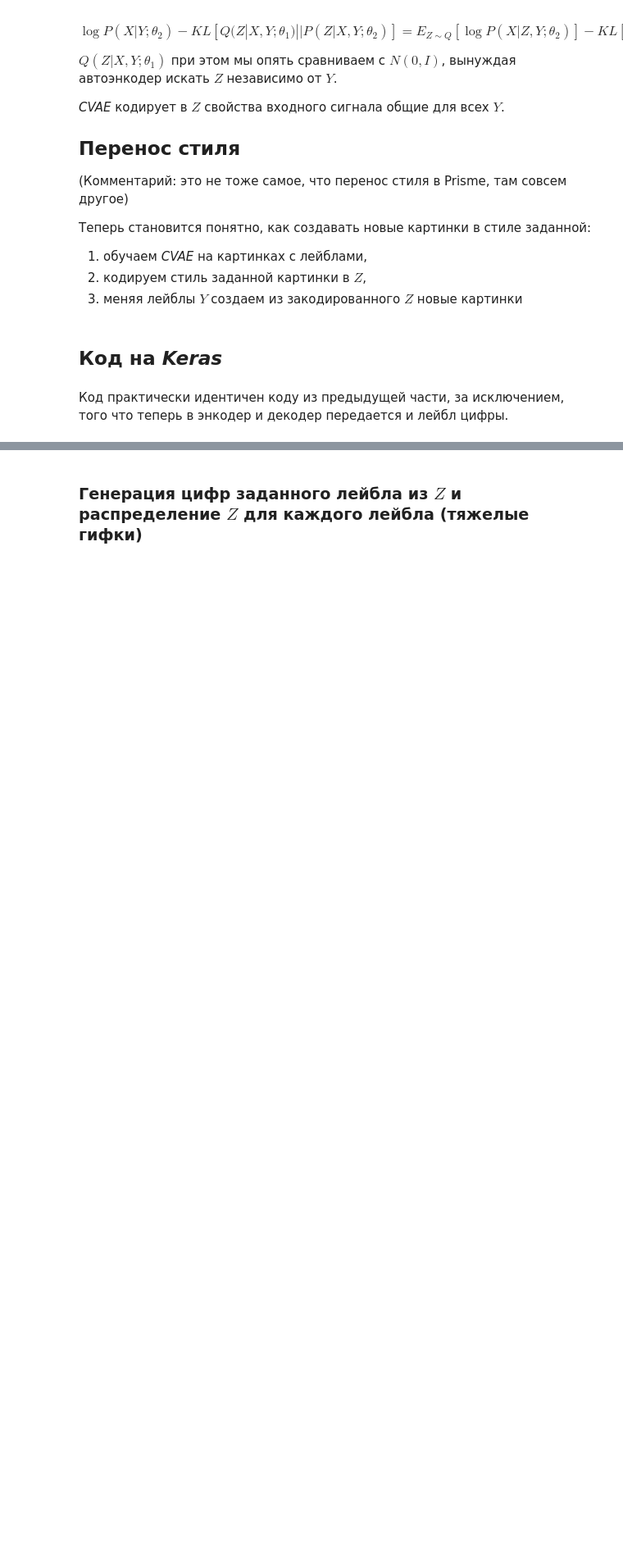
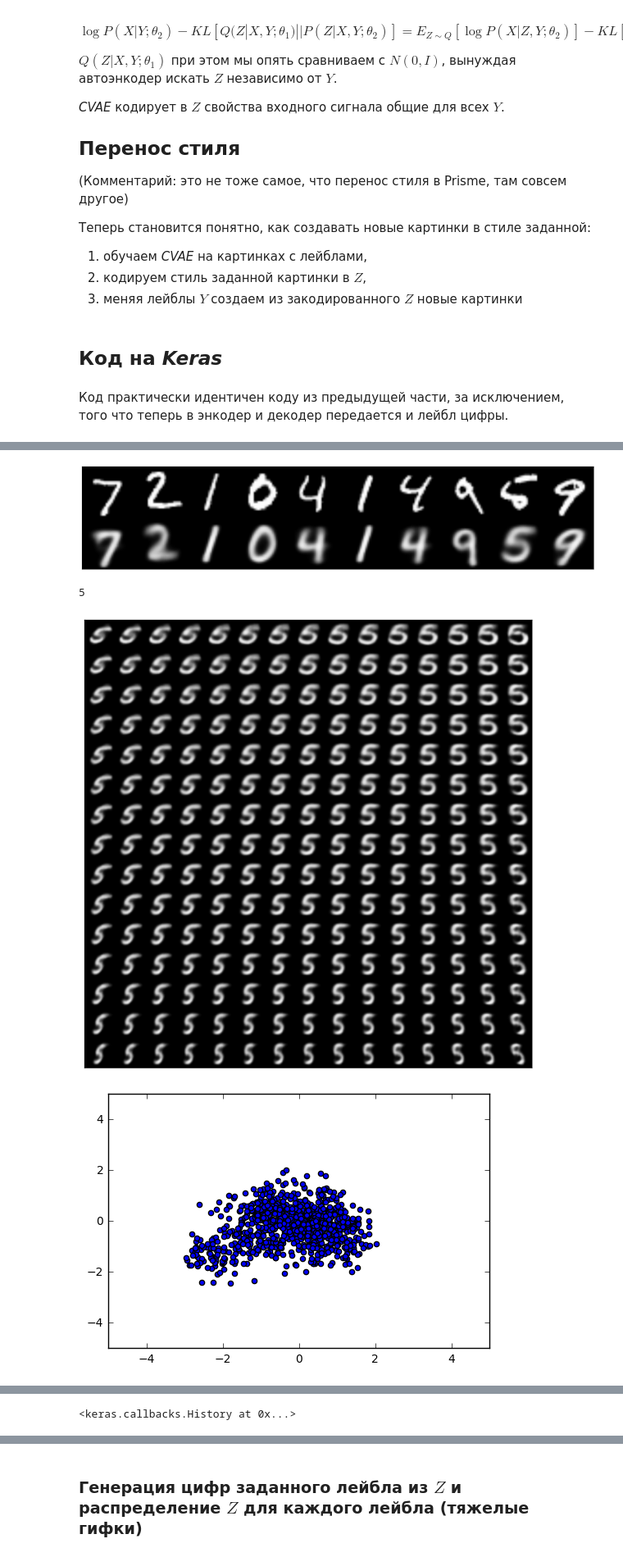
Before and after one commit to msurtsukov/ae_vae_gan, a Jupyter notebook: AE_Keras_habr_4.ipynb, the cells around one changed output, grey strips where cells are left out. Shown at 82% size. Drawn from its saved outputs; the diff is of its cells as text; code cells hidden in the pictures; blank space fills up the shorter version.

```diff
--- a/AE_Keras_habr_4.ipynb
+++ b/AE_Keras_habr_4.ipynb
@@ -203,7 +228,7 @@ num_classes = y_test_cat.shape[1]
 batch_size = 500
 latent_dim = 2
 dropout_rate = 0.3
-start_lr = 0.0001
+start_lr = 0.001
 # %%
 from keras.layers import Input, Dense
 from keras.layers import BatchNormalization, Dropout, Flatten, Reshape, Lambda
@@ -349,7 +374,7 @@ def draw_z_distr(z_predicted, lbl):
 from IPython.display import clear_output
 from keras.callbacks import LambdaCallback, ReduceLROnPlateau, TensorBoard
 
-# Массивы в которые будем сохранять результаты, для последующей визуализации
+# Массивы в которые будем сохранять результаты для последующей визуализации
 figs = [[] for x in range(num_classes)]
 latent_distrs = [[] for x in range(num_classes)]
 epochs = []
@@ -373,31 +398,36 @@ def on_epoch_end(epoch, logs):
         clear_output() # Не захламляем output
 
         # Сравнение реальных и декодированных цифр
         decoded = cvae.predict([imgs, imgs_lbls, imgs_lbls], batch_size=batch_size)
         plot_digits(imgs[:n_compare], decoded[:n_compare])
 
         # Рисование многообразия для рандомного y и распределения z|y
         draw_lbl = np.random.randint(0, num_classes)
         print(draw_lbl)
         for lbl in range(num_classes):
             figs[lbl].append(draw_manifold(generator, lbl, show=lbl==draw_lbl))
             idxs = y_test == lbl
             z_predicted = encoder_mean.predict([x_test[idxs], y_test_cat[idxs]], batch_size)
             latent_distrs[lbl].append(z_predicted)
             if lbl==draw_lbl:
                 draw_z_distr(z_predicted, lbl)
         epochs.append(epoch)
 
 
 # Коллбэки
 pltfig = LambdaCallback(on_epoch_end=on_epoch_end)
 # lr_red = ReduceLROnPlateau(factor=0.1, patience=25)
 tb     = TensorBoard(log_dir='./logs')
 
 
 # Запуск обучения
-cvae.fit([x_train, y_train_cat, y_train_cat], x_train, shuffle=True, epochs=1000,
+cvae.fit([x_train, y_train_cat, y_train_cat], x_train, shuffle=True, epochs=100,
          batch_size=batch_size,
          validation_data=([x_test, y_test_cat, y_test_cat], x_test),
          callbacks=[pltfig, tb],
          verbose=1)
+# %% [output]
+[figure, added]
+5
+[figure, added]
+[figure, added]
@@ -404,2 +451,3 @@ cvae.fit([x_train, y_train_cat, y_train_cat], x_train, shuffle=True, epochs=1000
+<keras.callbacks.History at 0x...>
 # %% [markdown]
 ## Результаты
```
Also changed, not shown: parts of 7 cells of this notebook, 37 other files.
